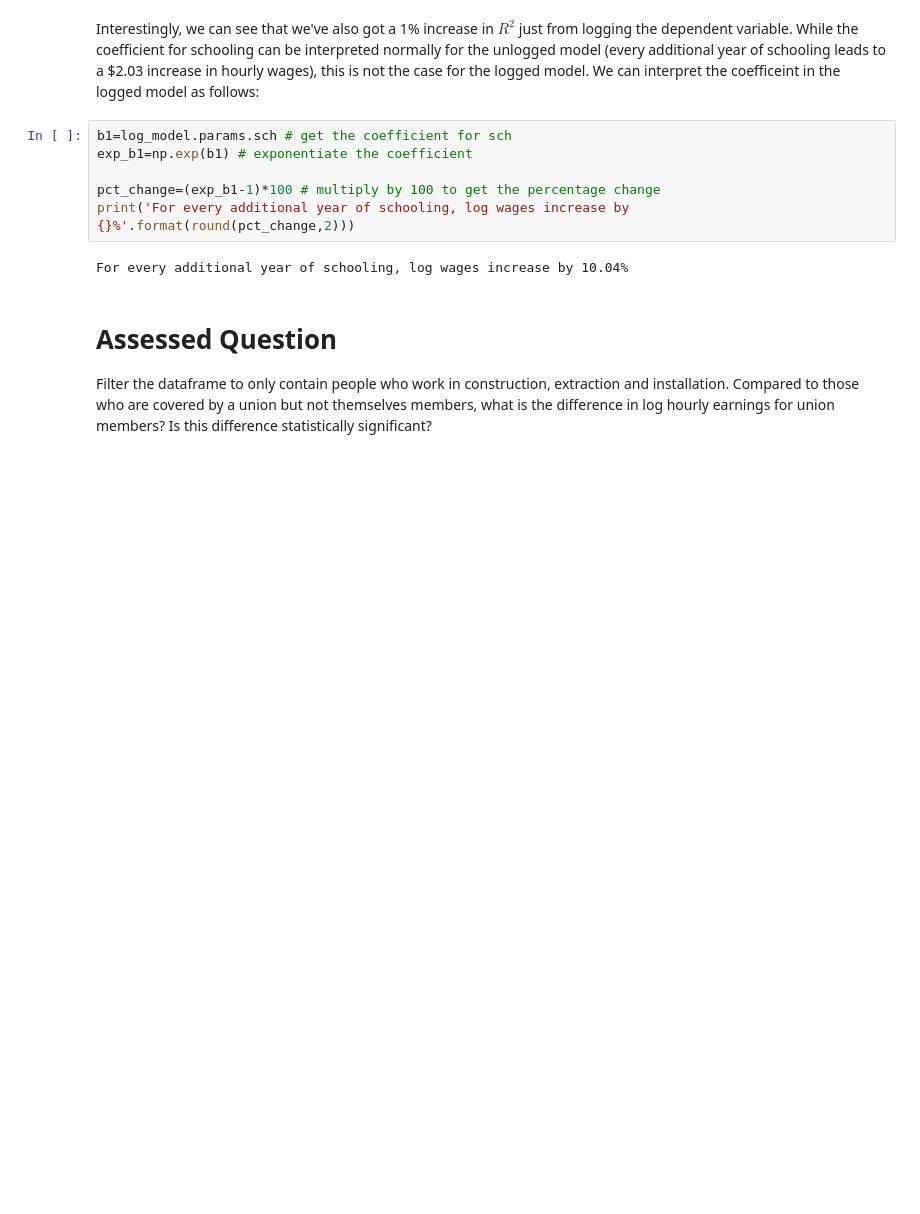
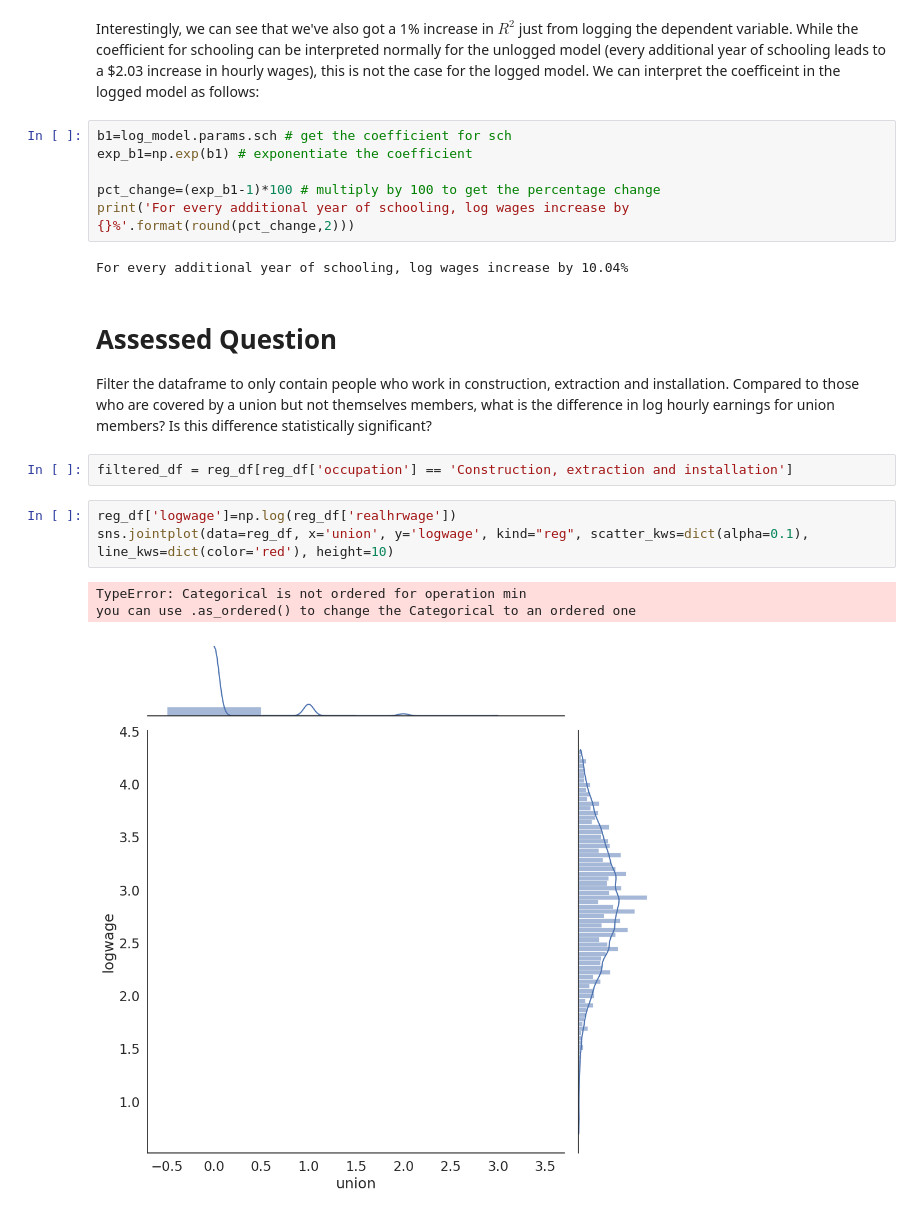
Before and after one commit to Corrine2244/QM2, a Jupyter notebook: notebooks/W07. Linear Regression.ipynb, the cells around one changed output. Cells and saved outputs as stored; diff of their text form; blank space fills up the shorter version.

```diff
--- a/notebooks/W07. Linear Regression.ipynb
+++ b/notebooks/W07. Linear Regression.ipynb
@@ -603,3 +718,12 @@ For every additional year of schooling, log wages increase by 10.04%
 # Assessed Question
 
 Filter the dataframe to only contain people who work in construction, extraction and installation. Compared to those who are covered by a union but not themselves members, what is the difference in log hourly earnings for union members? Is this difference statistically significant?
+# %%
+filtered_df = reg_df[reg_df['occupation'] == 'Construction, extraction and installation']
+# %%
+reg_df['logwage']=np.log(reg_df['realhrwage'])
+sns.jointplot(data=reg_df, x='union', y='logwage', kind="reg", scatter_kws=dict(alpha=0.1), line_kws=dict(color='red'), height=10)
+# %% [output]
+TypeError: Categorical is not ordered for operation min
+you can use .as_ordered() to change the Categorical to an ordered one
+[figure, added]
```
Also changed, not shown: parts of 9 cells of this notebook.
